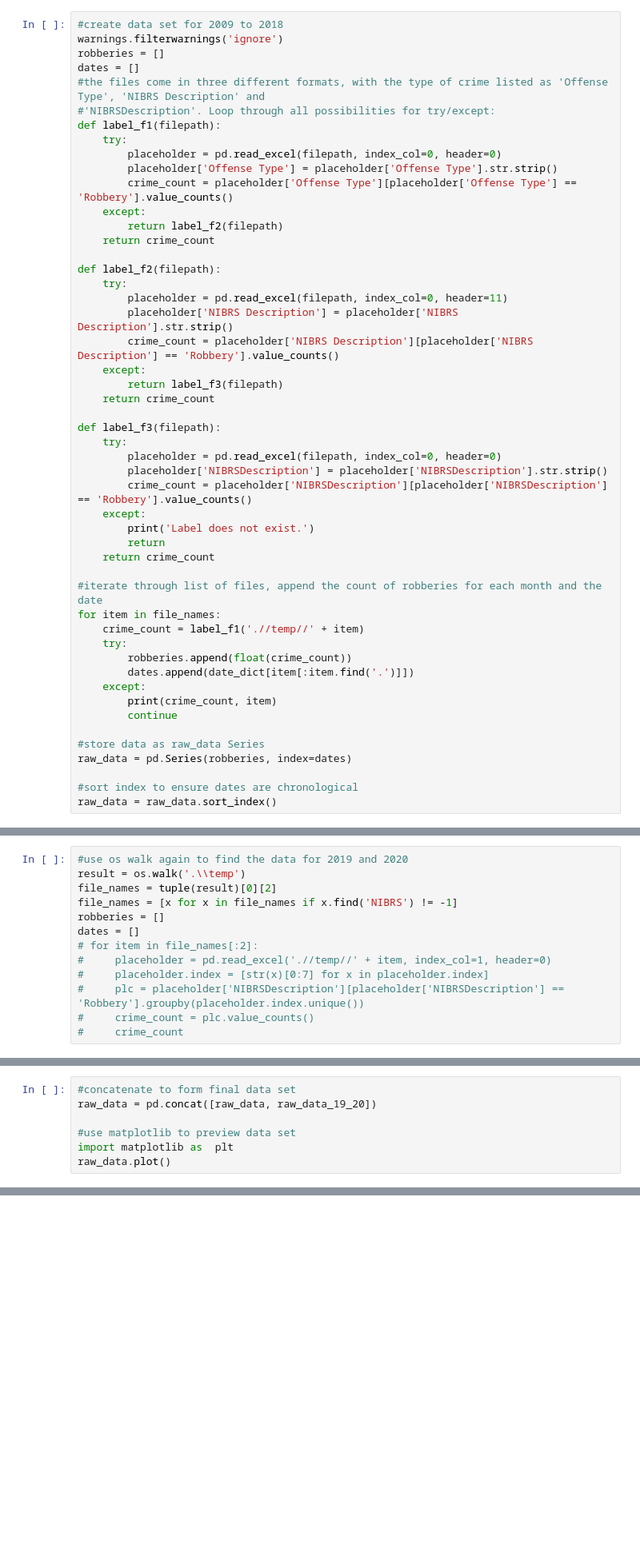
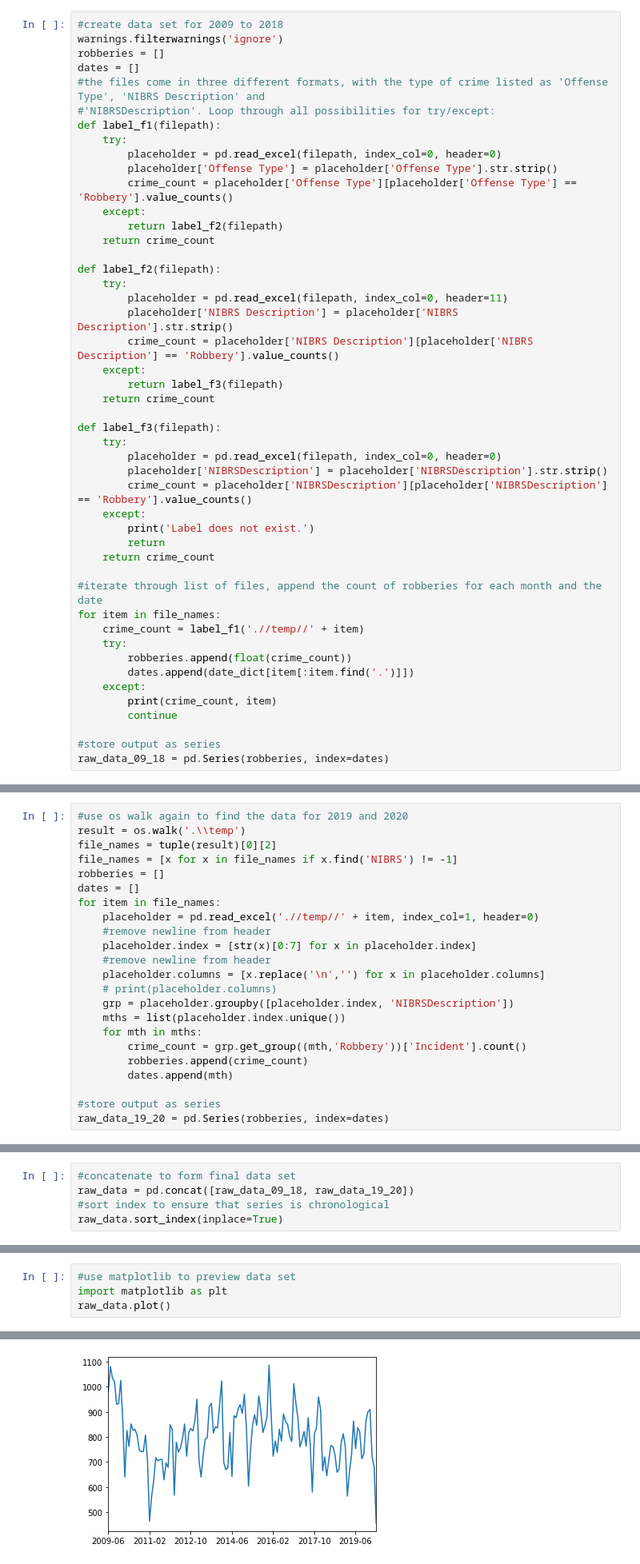
Before and after one commit to grantrzchan/HTX_Armed_Robberies, a Jupyter notebook: HTX_Clean_Data.ipynb, the cells around one changed output, grey strips where cells are left out. Shown at 80% size. Drawn from its saved outputs; the diff is of its cells as text; blank space fills up the shorter version.

```diff
--- a/HTX_Clean_Data.ipynb
+++ b/HTX_Clean_Data.ipynb
@@ -80,11 +80,8 @@ for item in file_names:
         print(crime_count, item)
         continue
 
-#store data as raw_data Series
-raw_data = pd.Series(robberies, index=dates)
-
-#sort index to ensure dates are chronological
-raw_data = raw_data.sort_index()
+#store output as series
+raw_data_09_18 = pd.Series(robberies, index=dates)
 # %% [output]
 WARNING *** file size (3085901) not 512 + multiple of sector size (512)
 WARNING *** OLE2 inconsistency: SSCS size is 0 but SSAT size is non-zero
@@ -103,9 +100,19 @@ file_names = tuple(result)[0][2]
 file_names = [x for x in file_names if x.find('NIBRS') != -1]
 robberies = []
 dates = []
-# for item in file_names[:2]:
-#     placeholder = pd.read_excel('.//temp//' + item, index_col=1, header=0)
-#     placeholder.index = [str(x)[0:7] for x in placeholder.index]
-#     plc = placeholder['NIBRSDescription'][placeholder['NIBRSDescription'] == 'Robbery'].groupby(placeholder.index.unique())
-#     crime_count = plc.value_counts()
-#     crime_count
+for item in file_names:
+    placeholder = pd.read_excel('.//temp//' + item, index_col=1, header=0)
+    #remove newline from header
+    placeholder.index = [str(x)[0:7] for x in placeholder.index]
+    #remove newline from header
+    placeholder.columns = [x.replace('\n','') for x in placeholder.columns]
+    # print(placeholder.columns)
+    grp = placeholder.groupby([placeholder.index, 'NIBRSDescription'])
+    mths = list(placeholder.index.unique())
+    for mth in mths:
+        crime_count = grp.get_group((mth,'Robbery'))['Incident'].count()
+        robberies.append(crime_count)
+        dates.append(mth)
+
+#store output as series
+raw_data_19_20 = pd.Series(robberies, index=dates)
@@ -129,0 +119,5 @@ Name: NIBRSDescription, Length: 2768, dtype: object
+# %%
+#concatenate to form final data set
+raw_data = pd.concat([raw_data_09_18, raw_data_19_20])
+#sort index to ensure that series is chronological
+raw_data.sort_index(inplace=True)
@@ -130,7 +165,5 @@ Name: NIBRSDescription, Length: 2768, dtype: object
 # %%
-#concatenate to form final data set
-raw_data = pd.concat([raw_data, raw_data_19_20])
-
 #use matplotlib to preview data set
-import matplotlib as  plt
+import matplotlib as plt
 raw_data.plot()
+# %% [output]
@@ -137,3 +171,4 @@ raw_data.plot()
+[figure, added]
 # %%
 #save data as csv in data folder
 raw_data.to_csv('.//data//HTX_robberies.csv')
```
Also changed, not shown: parts of 5 cells of this notebook, 1 other file.
